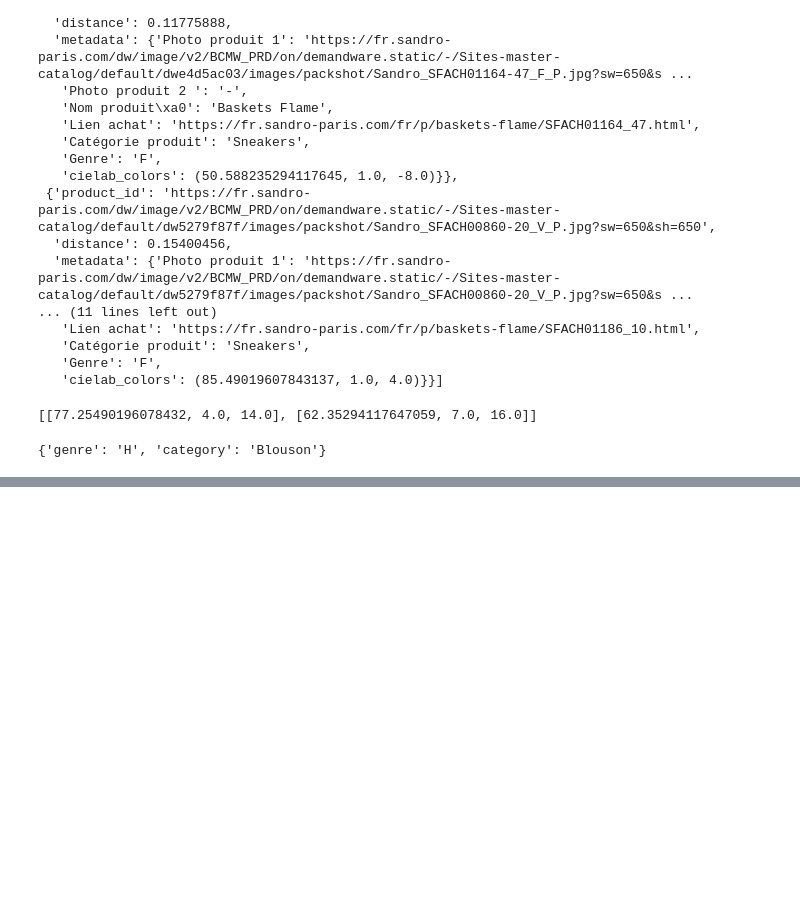
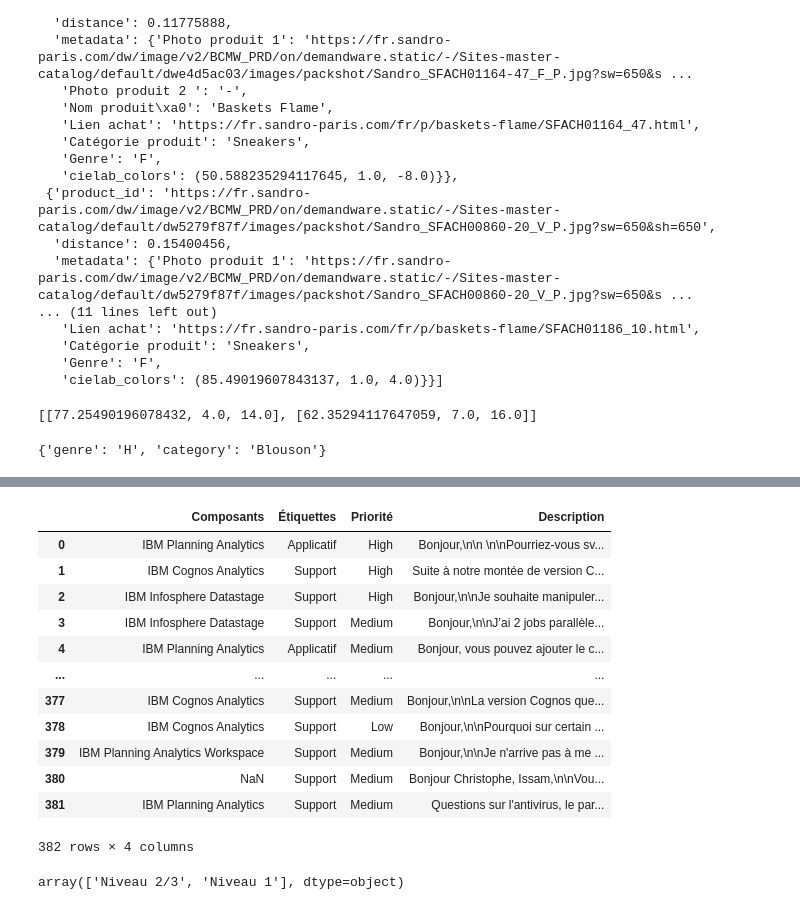
Before and after one commit to Baha-Arfaoui/colorsfact, a Jupyter notebook: colorfact/test_class.ipynb, the cells around one changed output, grey strips where cells are left out. Saved outputs shown, nothing was run; the diff lists cells and outputs as text; code cells hidden in the pictures; blank space fills up the shorter version.

```diff
--- a/colorfact/test_class.ipynb
+++ b/colorfact/test_class.ipynb
@@ -472,0 +496,16 @@ Image saved to data/images/Sandro_SFPCM01204-E174_F_P.jpg
+# %%
+jira
+# %% [output]
+|  | Composants | Étiquettes | Priorité | Description |
+| 0 | IBM Planning Analytics | Applicatif | High | Bonjour,\n\n \n\nPourriez-vous sv... |
+| 1 | IBM Cognos Analytics | Support | High | Suite à notre montée de version C... |
+| 2 | IBM Infosphere Datastage | Support | High | Bonjour,\n\nJe souhaite manipuler... |
+| 3 | IBM Infosphere Datastage | Support | Medium | Bonjour,\n\nJ’ai 2 jobs parallèle... |
+| 4 | IBM Planning Analytics | Applicatif | Medium | Bonjour, vous pouvez ajouter le c... |
+| ... | ... | ... | ... | ... |
+| 377 | IBM Cognos Analytics | Support | Medium | Bonjour,\n\nLa version Cognos que... |
+| 378 | IBM Cognos Analytics | Support | Low | Bonjour,\n\nPourquoi sur certain ... |
+| 379 | IBM Planning Analytics Workspace | Support | Medium | Bonjour,\n\nJe n'arrive pas à me ... |
+| 380 | NaN | Support | Medium | Bonjour Christophe, Issam,\n\nVou... |
+| 381 | IBM Planning Analytics | Support | Medium | Questions sur l'antivirus, le par... |
+382 rows × 4 columns
@@ -472,0 +556,4 @@ Image saved to data/images/Sandro_SFPCM01204-E174_F_P.jpg
+# %%
+jira["Niveau"].unique()
+# %% [output]
+array(['Niveau 2/3', 'Niveau 1'], dtype=object)
```
Also changed, not shown: parts of 52 cells of this notebook, 9 other files.
